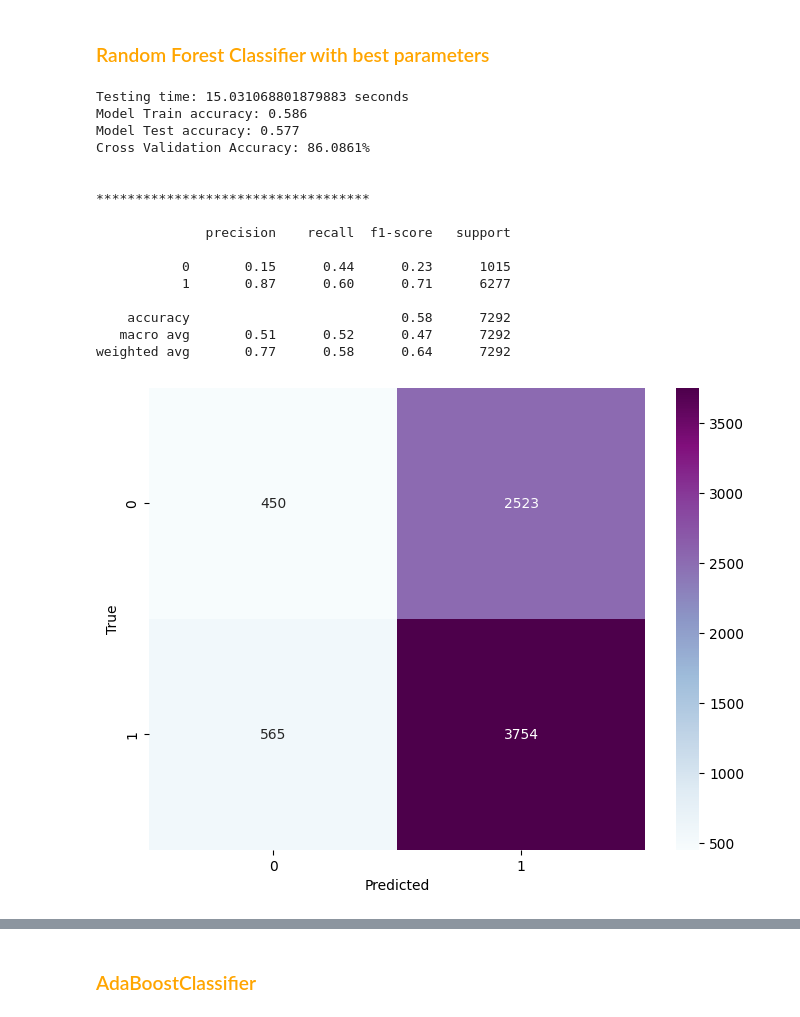
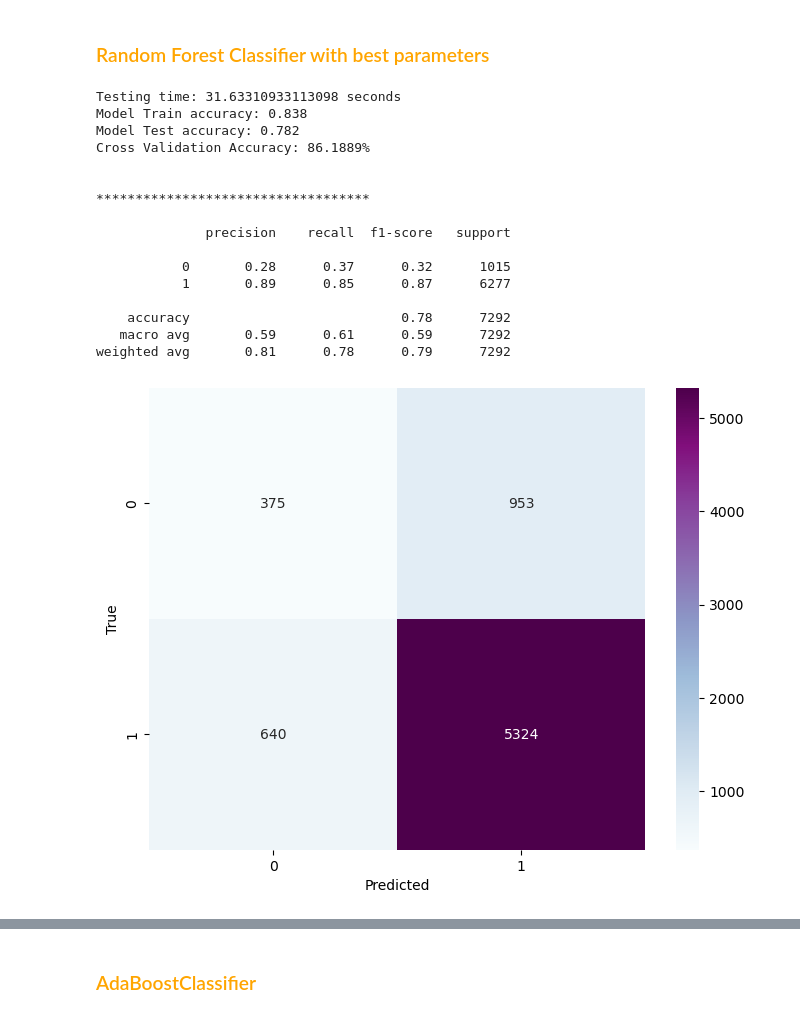
Before and after one commit to ndungek/Credit-Card-Approval-Prediction, a Jupyter notebook: approval.ipynb, the cells around one changed output, grey strips where cells are left out. Cells and saved outputs as stored; diff of their text form; code cells hidden in the pictures.

```diff
--- a/approval.ipynb
+++ b/approval.ipynb
@@ -1486,44 +1531,44 @@ random1.best_params_
 # %%
 # setting the best parameters for our random tree classifier
 
-grid = [{'tree1__criterion': ['gini'],
- 'tree1__max_depth': [6],
+grid = [{'tree1__criterion': ['entropy'],
+ 'tree1__max_depth': [None],
  'tree1__min_samples_leaf': [5],
- 'tree1__min_samples_split': [5],
+ 'tree1__min_samples_split': [8],
  'tree1__n_estimators': [100]}]
 
 # setting the cv to 5
 
 cv= 6
 
 # setting the grid search
 
 random_best = GridSearchCV(estimator=scaled_pipeline1,
                           param_grid= grid,
                           scoring='accuracy',
                           cv=cv)
 
 # training and fitting the model
 
 fit_train_score(random_best)
 # %% [output]
-Testing time: 15.031068801879883 seconds
-Model Train accuracy: 0.586
-Model Test accuracy: 0.577
-Cross Validation Accuracy: 86.0861%
+Testing time: 31.63310933113098 seconds
+Model Train accuracy: 0.838
+Model Test accuracy: 0.782
+Cross Validation Accuracy: 86.1889%
 
 
 ***********************************
 
               precision    recall  f1-score   support
 
-           0       0.15      0.44      0.23      1015
-           1       0.87      0.60      0.71      6277
+           0       0.28      0.37      0.32      1015
+           1       0.89      0.85      0.87      6277
 
-    accuracy                           0.58      7292
-   macro avg       0.51      0.52      0.47      7292
-weighted avg       0.77      0.58      0.64      7292
+    accuracy                           0.78      7292
+   macro avg       0.59      0.61      0.59      7292
+weighted avg       0.81      0.78      0.79      7292
-[figure, old version]
+[figure, new version]
 # %%
 plot_learning_curve(random_best)
 # %% [output]
```
Also changed, not shown: parts of 28 cells of this notebook.
